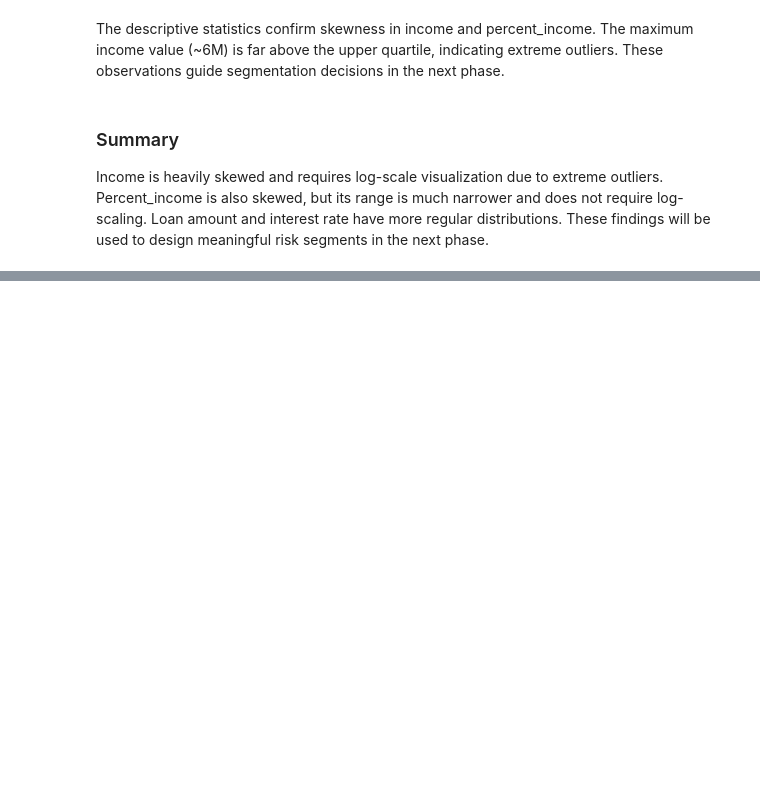
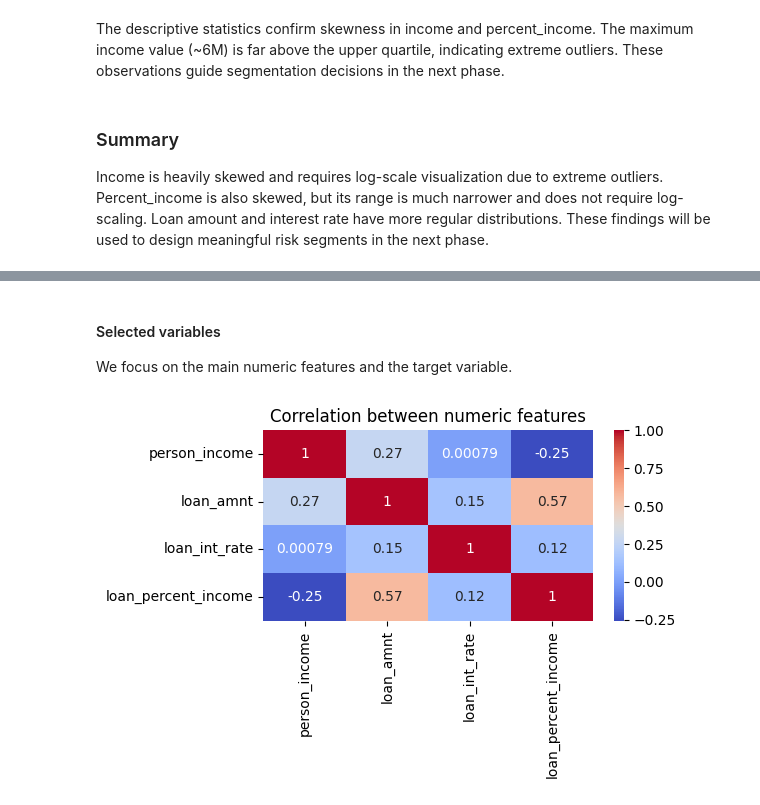
Before and after one commit to Aarni-git/risk-driven-data-insights, a Jupyter notebook: notebooks/02_Feature_Exploration.ipynb, the cells around one changed output, grey strips where cells are left out. Saved outputs shown, nothing was run; the diff lists cells and outputs as text; code cells hidden in the pictures; blank space fills up the shorter version.

Commit message:
2.2: Relationships Between Features, 2.3: Segmentation

```diff
--- a/notebooks/02_Feature_Exploration.ipynb
+++ b/notebooks/02_Feature_Exploration.ipynb
@@ -105,0 +111,4 @@ in the next phase.
+# %%
+cols = ["person_income", "loan_amnt", "loan_int_rate", "loan_percent_income", "loan_status"]
+df_rel = df[cols].copy()
+df_rel.head()
@@ -105,0 +122,15 @@ in the next phase.
+# %% [markdown]
+#### Selected variables
+
+We focus on the main numeric features and the target variable.
+# %%
+num_cols = ["person_income", "loan_amnt", "loan_int_rate", "loan_percent_income"]
+corr = df_rel[num_cols].corr()
+
+plt.figure(figsize=(6, 4))
+sns.heatmap(corr, annot=True, cmap="coolwarm")
+plt.title("Correlation between numeric features")
+plt.tight_layout()
+plt.show()
+# %% [output]
+[figure, added]
```
Also changed, not shown: parts of 22 cells of this notebook.
